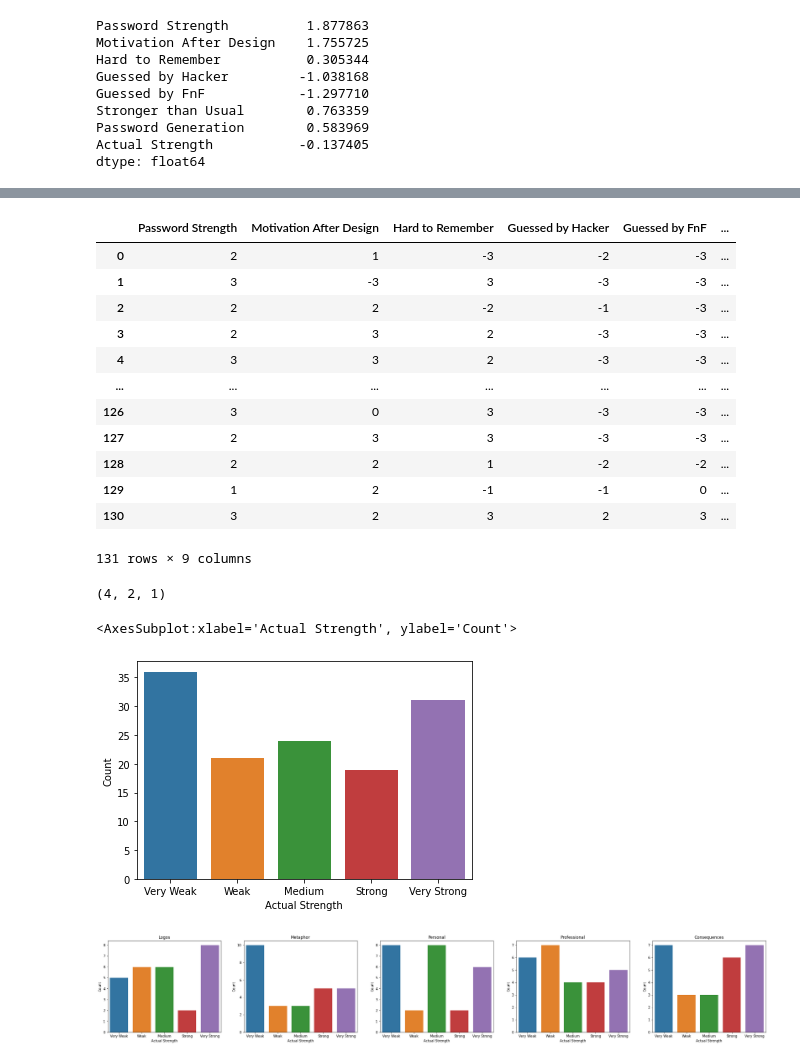
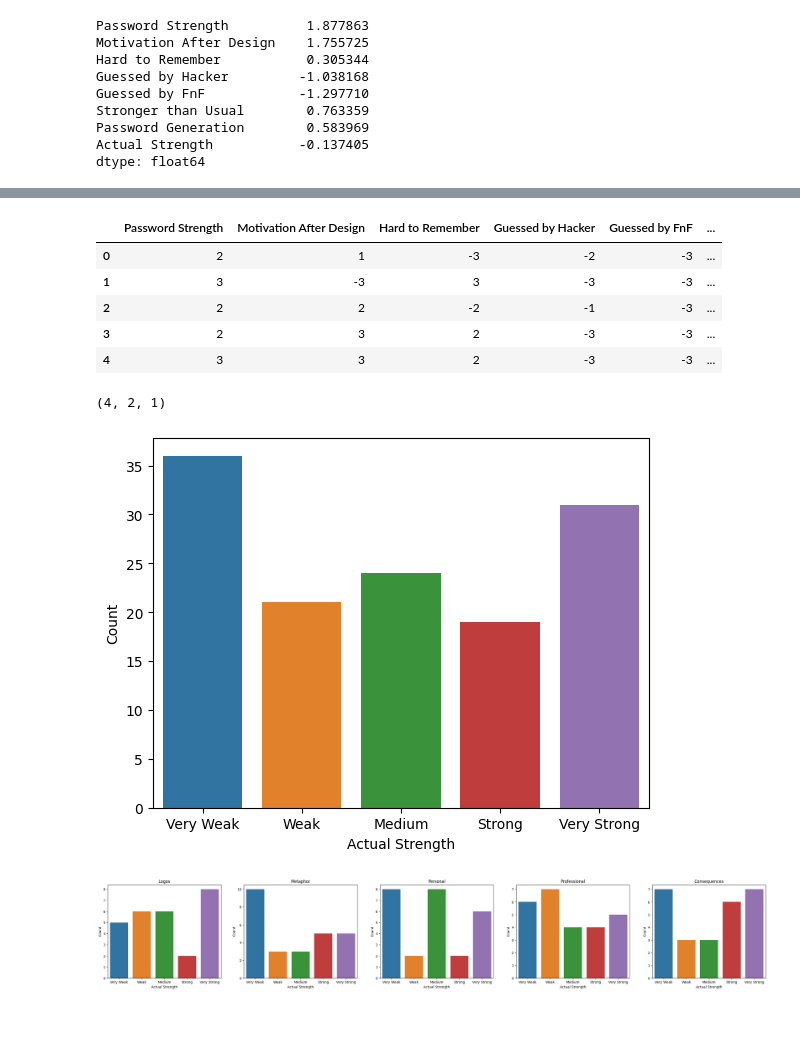
Before and after one commit to rizupaudel/designStudy, a Jupyter notebook: priming/analysis/password.ipynb, the cells around one changed output, grey strips where cells are left out. Cells and saved outputs as stored; diff of their text form; code cells hidden in the pictures; blank space fills up the shorter version.

```diff
--- a/priming/analysis/password.ipynb
+++ b/priming/analysis/password.ipynb
@@ -1,16 +1,15 @@
 # %%
-from zget_data import get_responses, get_qdetails, get_questions, get_design, page_map, quest_map, attention, did_map
+from zget_data import get_responses, get_qdetails, get_questions, get_design, get_hash, page_map, quest_map, attention, did_map, pass_stmap
+import matplotlib.pyplot as plt, pandas as pd, numpy as np, seaborn as sns
 from scipy.stats import shapiro, yeojohnson, kruskal
-import scikit_posthocs as sp
-from collections import defaultdict
 from selenium import webdriver
 from selenium.webdriver.common.by import By
-import matplotlib.pyplot as plt
-import pandas as pd
-import numpy as np
-import seaborn as sns
-import json
-import os
+from collections import defaultdict
+import scikit_posthocs as sp
+import json, os
+
+dpath = 'data/password/'
+pfile = os.path.join(dpath, 'pstrength.json')
 # %%
 password_response, time_response, survey_response, dids = get_responses()
 # %% [output]
@@ -21,8 +20,6 @@ password_response_df = pd.DataFrame(password_response)
 passwords = password_response_df['password2'].to_list()
 
 pass_strength = {}
-
-pfile = "data/password/pstrength.json"
 if os.path.exists(pfile):
     with open(pfile, "r") as fp:
         pass_strength.update(json.load(fp))
@@ -37,16 +34,10 @@ else:
         complexity = driver.find_element(By.ID, 'complexity-span')
         pass_strength[pss] = complexity.get_attribute("innerHTML")
 
-    with open("password/pstrength.json", "w") as fp:
+    with open(pfile, "w") as fp:
         json.dump(pass_strength, fp)
 # %%
-pass_stmap = {
-    'Very Weak': -3,
-    'Weak': -1.5,
-    'Medium': 0,
-    'Strong': 1.5,
-    'Very Strong': 3,
-}
 password_response_df['Actual Strength'] = password_response_df['password2'].apply(lambda x: pass_stmap.get(pass_strength.get(x)))
-password_response_df
+password_response_df['Password Hash'] = password_response_df['password2'].apply(lambda x: get_hash(x))
+password_response_df.head()
 # %% [output]
@@ -135,5 +114,5 @@ pg_prenorm.mean().div(7).mul(5).plot.bar()
 # %%
-password
+password.head()
 # %% [output]
 |  | Password Strength | Motivation After Design | Hard to Remember | Guessed by Hacker | Guessed by FnF | ... |
 | 0 | 2 | 1 | -3 | -2 | -3 | ... |
@@ -141,23 +120,15 @@ password
 | 2 | 2 | 2 | -2 | -1 | -3 | ... |
 | 3 | 2 | 3 | 2 | -3 | -3 | ... |
 | 4 | 3 | 3 | 2 | -3 | -3 | ... |
-| ... | ... | ... | ... | ... | ... | ... |
-| 126 | 3 | 0 | 3 | -3 | -3 | ... |
-| 127 | 2 | 3 | 3 | -3 | -3 | ... |
-| 128 | 2 | 2 | 1 | -2 | -2 | ... |
-| 129 | 1 | 2 | -1 | -1 | 0 | ... |
-| 130 | 3 | 2 | 3 | 2 | 3 | ... |
-131 rows × 9 columns
 # %%
 len(password_response_df['password2_recall1'].dropna()), len(password_response_df['password2_recall2'].dropna()), len(password_response_df['password2_recall3'].dropna())
 # %% [output]
 (4, 2, 1)
 # %%
 strength_count = password['Actual Strength'].apply(lambda x: list(pass_stmap.keys())[list(pass_stmap.values()).index(x)]).value_counts().rename_axis("Actual Strength").reset_index(name="Count")
-sns.barplot(data=strength_count, x='Actual Strength', y='Count', order=['Very Weak', 'Weak', 'Medium', 'Strong', 'Very Strong'])
+_ = sns.barplot(data=strength_count, x='Actual Strength', y='Count', order=['Very Weak', 'Weak', 'Medium', 'Strong', 'Very Strong'])
 # %% [output]
-<AxesSubplot:xlabel='Actual Strength', ylabel='Count'>
-[figure, old version]
+[figure, new version]
 # %%
 fig, axes = plt.subplots(1, 5,  figsize=(35, 5))
 temp = password[['Actual Strength', 'design']]
```
Also changed, not shown: parts of 4 cells of this notebook, 1 other file.
